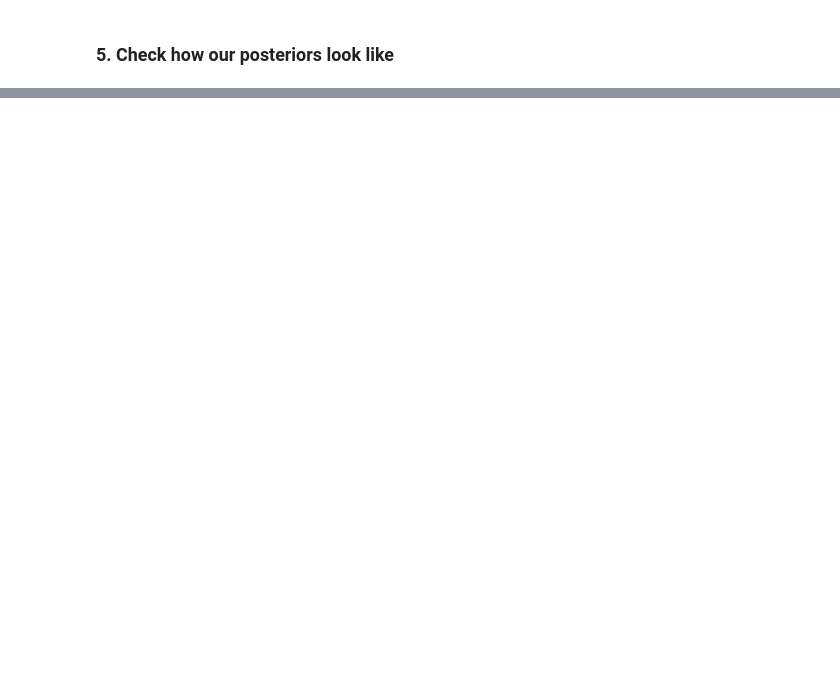
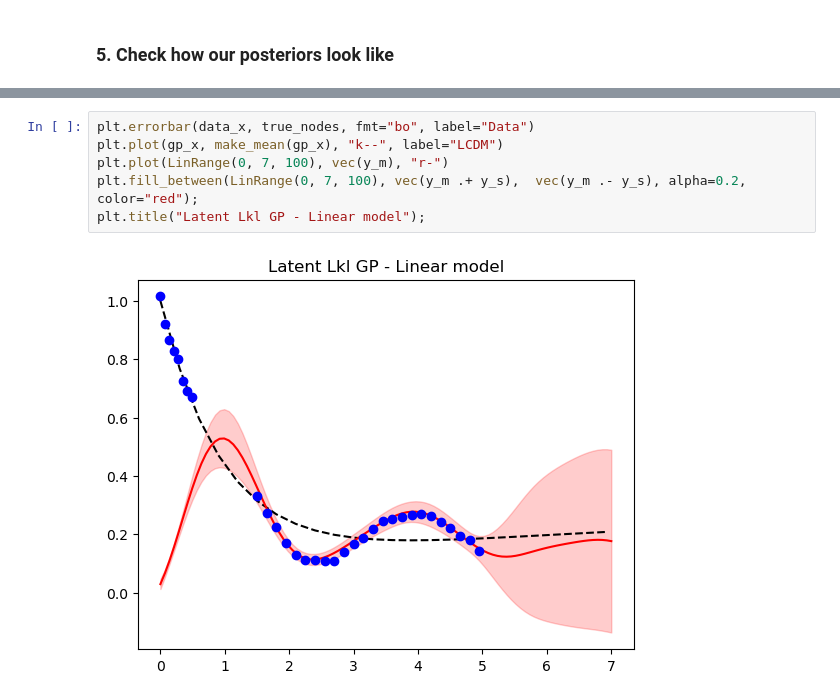
Before and after one commit to JaimeRZP/GaussianProcess.jl, a Jupyter notebook: examples/latent.ipynb, the cells around one changed output, grey strips where cells are left out. Saved outputs shown, nothing was run; the diff lists cells and outputs as text; blank space fills up the shorter version.

```diff
--- a/examples/latent.ipynb
+++ b/examples/latent.ipynb
@@ -209,3 +170,11 @@ plt.title("Latent Lkl GP - Linear model");
+# %%
+plt.errorbar(data_x, true_nodes, fmt="bo", label="Data")
+plt.plot(gp_x, make_mean(gp_x), "k--", label="LCDM")
+plt.plot(LinRange(0, 7, 100), vec(y_m), "r-")
+plt.fill_between(LinRange(0, 7, 100), vec(y_m .+ y_s),  vec(y_m .- y_s), alpha=0.2, color="red");
+plt.title("Latent Lkl GP - Linear model");
+# %% [output]
+[figure, added]
 # %%
 plt.errorbar(vec(data_x), data, yerr=data_err, fmt="bo", label="Data")
 plt.plot(vec(gp_x), make_non_lin(make_mean(gp_x)), "k--", label="LCDM")
```
Also changed, not shown: parts of 22 cells of this notebook, 2 other files.
